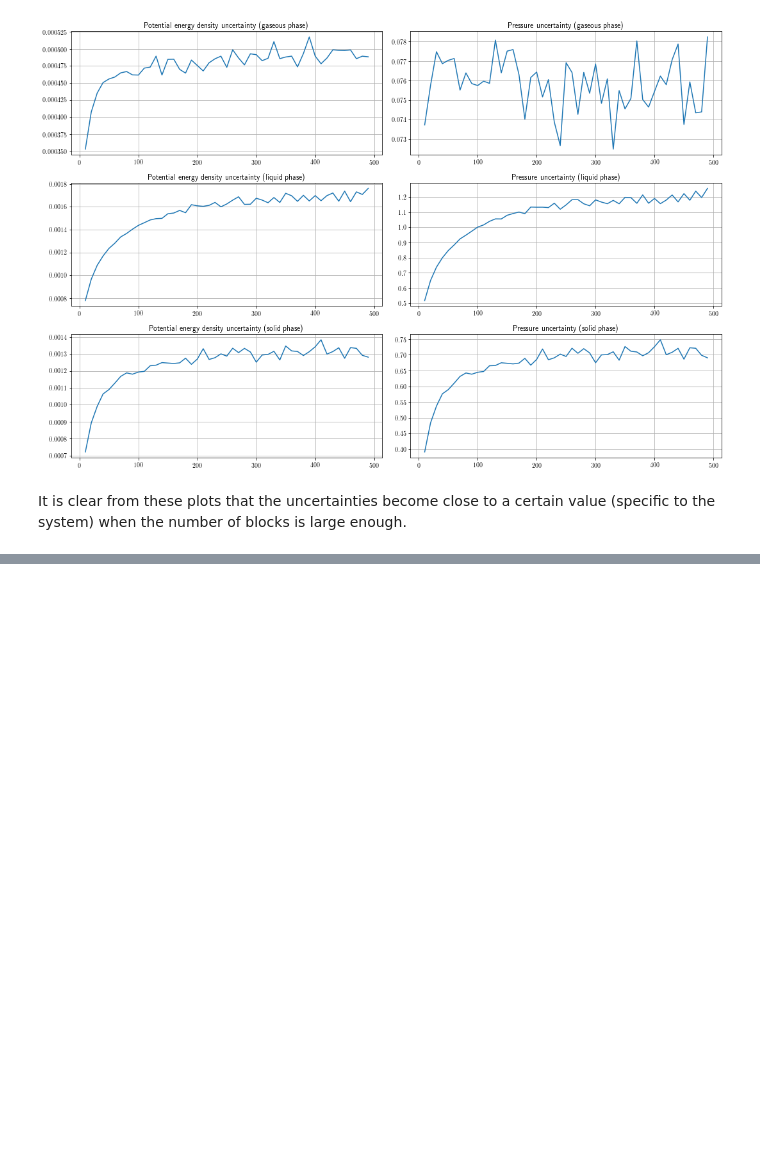
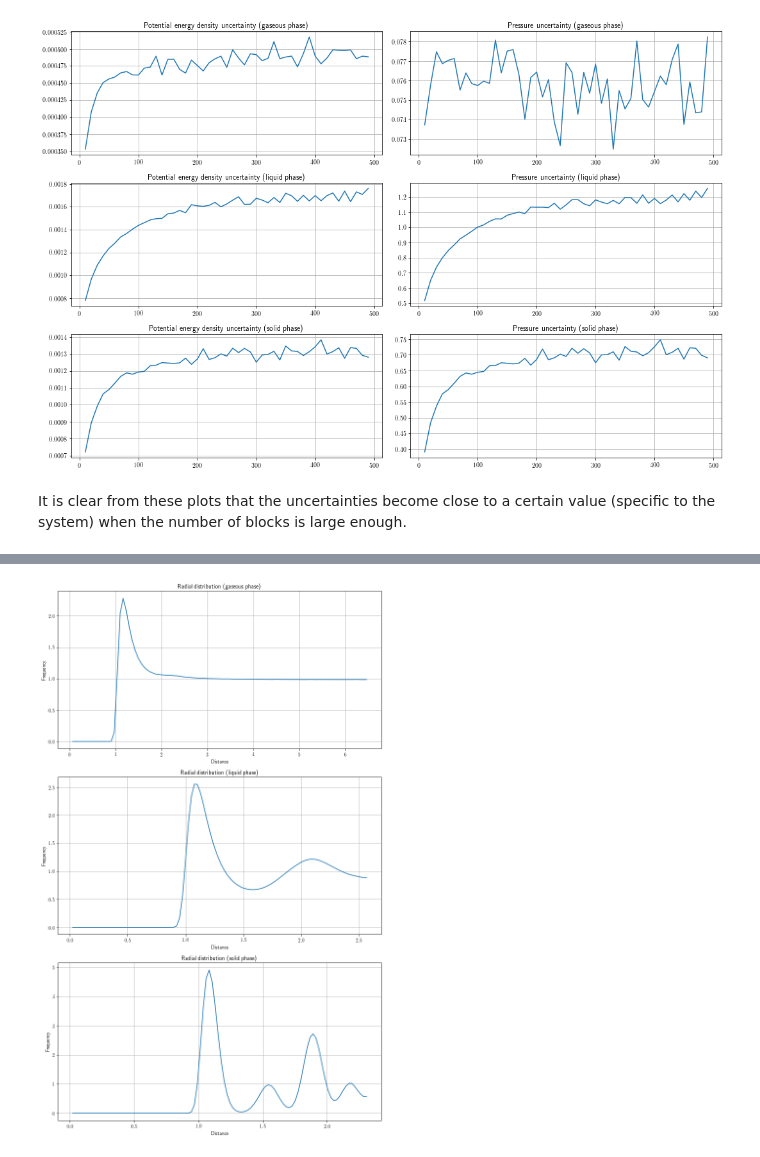
Before and after one commit to phaerrax/lab-simulazione-numerica, a Jupyter notebook: exercise07/exercise07.ipynb, the cells around one changed output, grey strips where cells are left out. Drawn from its saved outputs; the diff is of its cells as text; code cells hidden in the pictures; blank space fills up the shorter version.

Commit message:
[7] Add exercise 07.2 results to notebook
The plots of the radial distribution function in the three different
phases of the system were added to the notebook.

```diff
--- a/exercise07/exercise07.ipynb
+++ b/exercise07/exercise07.ipynb
@@ -185,0 +186,2 @@ It is clear from these plots that the uncertainties become close to a certain va
+# %%
+prefix = "exercise07-2/"
@@ -185,0 +192,18 @@ It is clear from these plots that the uncertainties become close to a certain va
+# %%
+phases = ["gaseous", "liquid", "solid"]
+fig, axes = plt.subplots(nrows = 3, ncols = 1, figsize = (10, 16))
+axes = axes.flatten()
+
+for (plot_count, phase) in enumerate(phases):
+    #bins, rd_avg, rd_err = np.loadtxt(prefix + phase + "_final_rd_output.dat", unpack = True)
+    bins, rd_avg, rd_err = np.loadtxt(prefix + phase + "_output.gave.0", unpack = True)
+    axes[plot_count].set_title("Radial distribution (" + phase + " phase)")
+    axes[plot_count].set_xlabel('Distance')
+    axes[plot_count].set_ylabel('Frequency')
+    axes[plot_count].errorbar(bins, rd_avg, yerr = rd_err)
+    axes[plot_count].grid(True)
+
+fig.tight_layout()
+plt.show()
+# %% [output]
+[figure, added]
```
Also changed, not shown: parts of 6 cells of this notebook.
